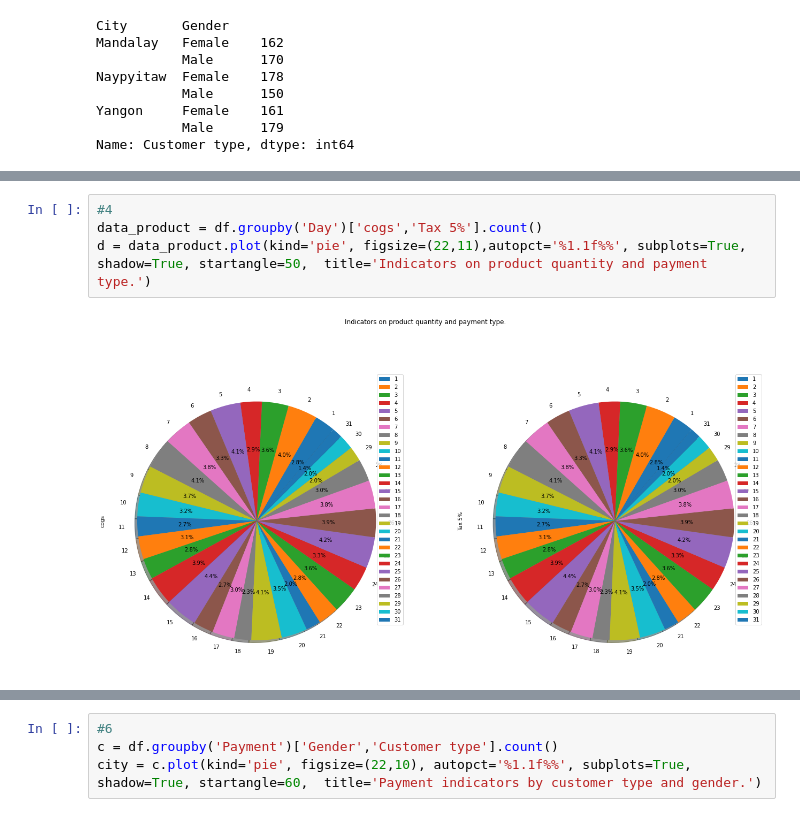
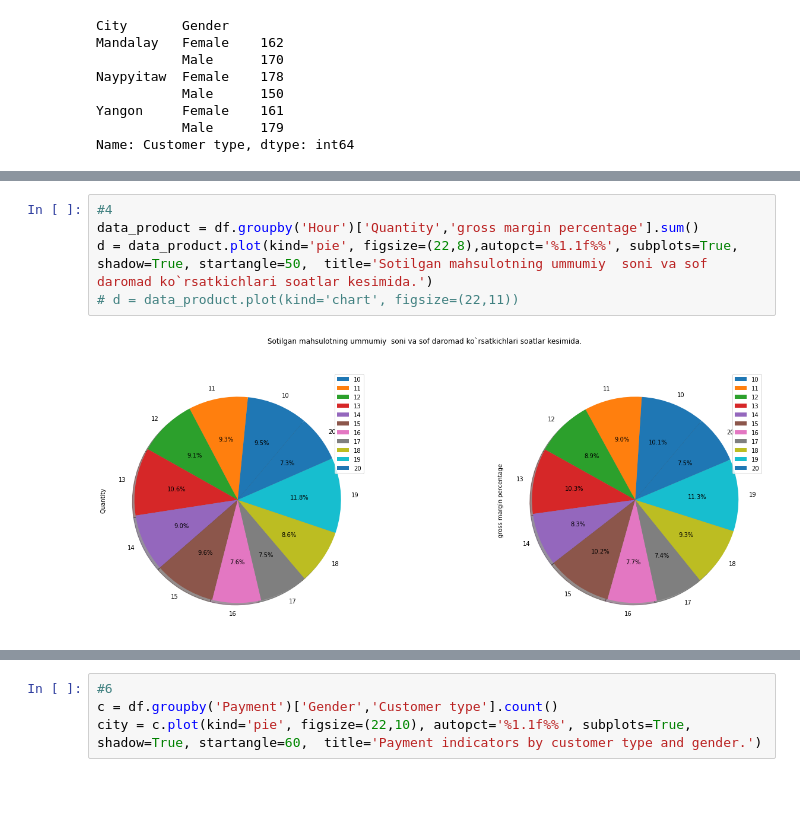
Before and after one commit to ShaxobiddinMukhiddinov/SuperMarket_analysis, a Jupyter notebook: MarketVisual.ipynb, the cells around one changed output, grey strips where cells are left out. Drawn from its saved outputs; the diff is of its cells as text; blank space fills up the shorter version.

```diff
--- a/MarketVisual.ipynb
+++ b/MarketVisual.ipynb
@@ -200,9 +195,10 @@ Name: Total, dtype: float64
 # %%
 #4
-data_product = df.groupby('Day')['cogs','Tax 5%'].count()
-d = data_product.plot(kind='pie', figsize=(22,11),autopct='%1.1f%%', subplots=True, shadow=True, startangle=50,  title='Indicators on product quantity and payment type.')
+data_product = df.groupby('Hour')['Quantity','gross margin percentage'].sum()
+d = data_product.plot(kind='pie', figsize=(22,8),autopct='%1.1f%%', subplots=True, shadow=True, startangle=50,  title='Sotilgan mahsulotning ummumiy  soni va sof daromad ko`rsatkichlari soatlar kesimida.')
+# d = data_product.plot(kind='chart', figsize=(22,11))
 # %% [output]
-[figure, old version]
+[figure, new version]
 # %%
 data_product
 # %% [output]
```
Also changed, not shown: parts of 16 cells of this notebook.
